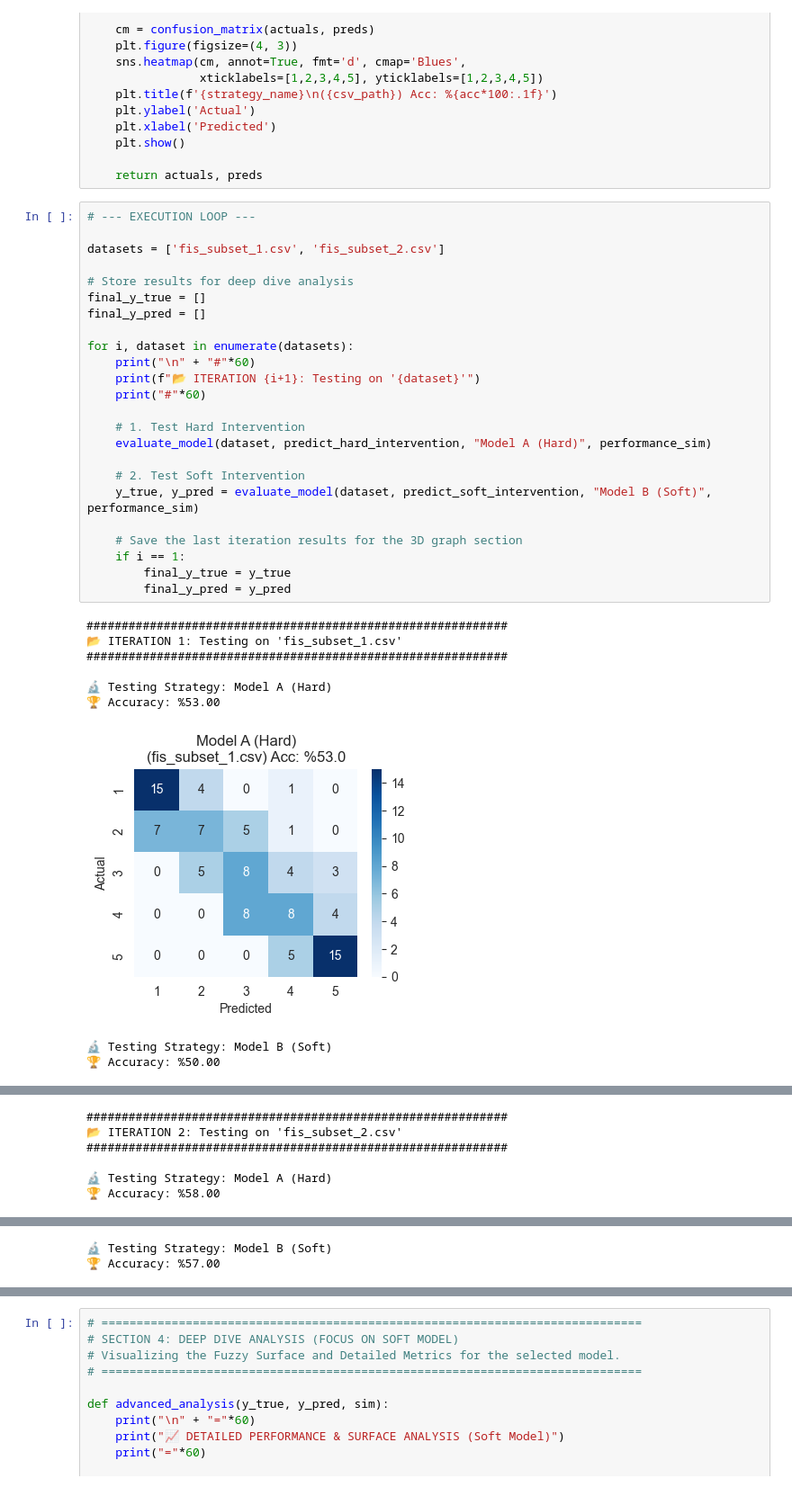
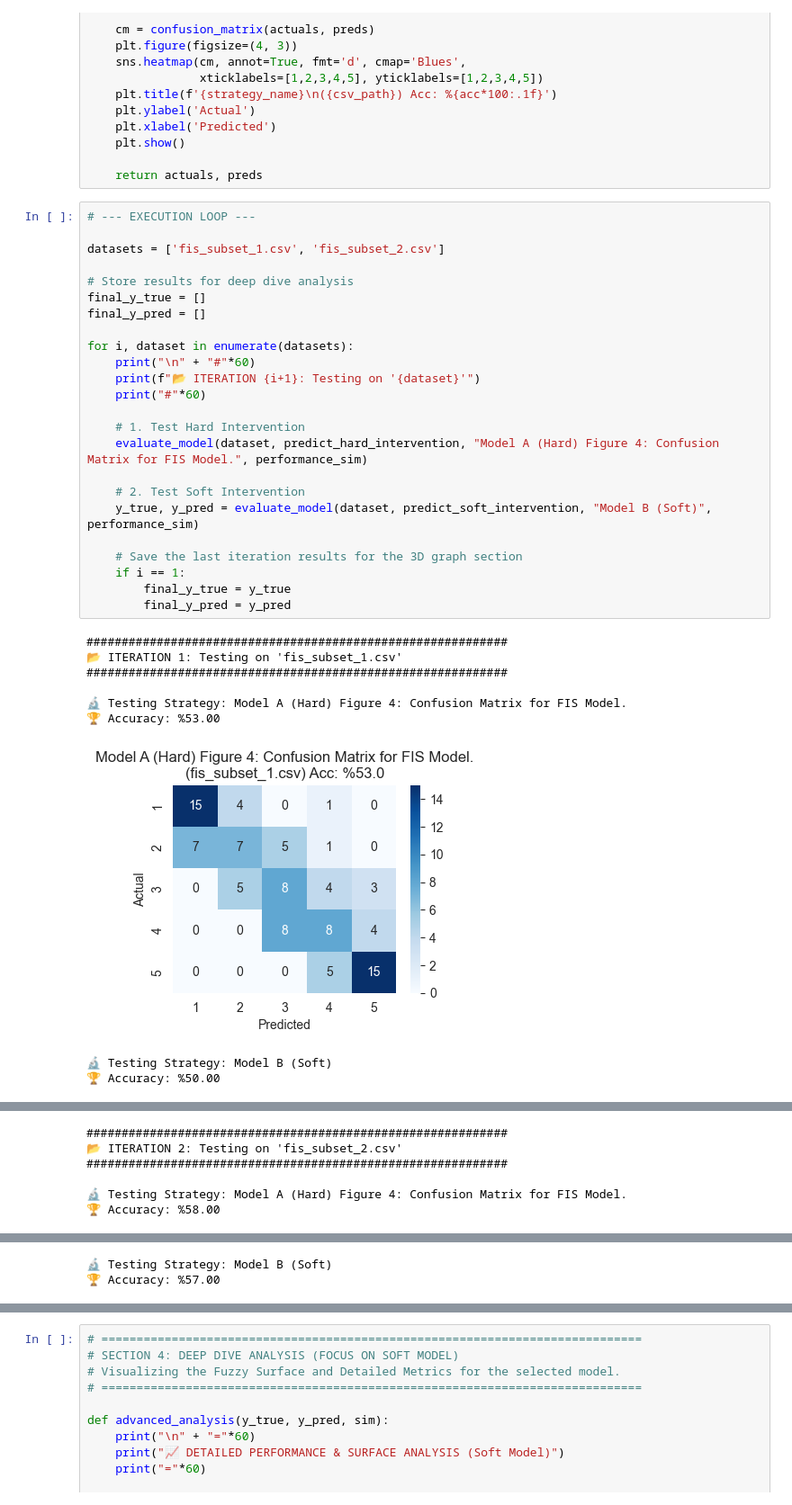
Before and after one commit to yusufemircomert/FuzzyLogic, a Jupyter notebook: Method_A_FIS.ipynb, the cells around one changed output, grey strips where cells are left out. Shown at 90% size. Cells and saved outputs as stored; diff of their text form.

```diff
--- a/Method_A_FIS.ipynb
+++ b/Method_A_FIS.ipynb
@@ -196,35 +196,35 @@ def evaluate_model(csv_path, strategy_func, strategy_name, sim):
 # %%
 # --- EXECUTION LOOP ---
 
 datasets = ['fis_subset_1.csv', 'fis_subset_2.csv']
 
 # Store results for deep dive analysis
 final_y_true = []
 final_y_pred = []
 
 for i, dataset in enumerate(datasets):
     print("\n" + "#"*60)
     print(f"📂 ITERATION {i+1}: Testing on '{dataset}'")
     print("#"*60)
 
     # 1. Test Hard Intervention
-    evaluate_model(dataset, predict_hard_intervention, "Model A (Hard)", performance_sim)
+    evaluate_model(dataset, predict_hard_intervention, "Model A (Hard) Figure 4: Confusion Matrix for FIS Model.", performance_sim)
 
     # 2. Test Soft Intervention
     y_true, y_pred = evaluate_model(dataset, predict_soft_intervention, "Model B (Soft)", performance_sim)
 
     # Save the last iteration results for the 3D graph section
     if i == 1:
         final_y_true = y_true
         final_y_pred = y_pred
 # %% [output]
 ############################################################
 📂 ITERATION 1: Testing on 'fis_subset_1.csv'
 ############################################################
 
-🔬 Testing Strategy: Model A (Hard)
+🔬 Testing Strategy: Model A (Hard) Figure 4: Confusion Matrix for FIS Model.
 🏆 Accuracy: %53.00
-[figure, old version]
+[figure, new version]
 🔬 Testing Strategy: Model B (Soft)
 🏆 Accuracy: %50.00
 [figure]
@@ -232,5 +232,5 @@ for i, dataset in enumerate(datasets):
 📂 ITERATION 2: Testing on 'fis_subset_2.csv'
 ############################################################
 
-🔬 Testing Strategy: Model A (Hard)
+🔬 Testing Strategy: Model A (Hard) Figure 4: Confusion Matrix for FIS Model.
 🏆 Accuracy: %58.00
```
Also changed, not shown: parts of 1 cell of this notebook, 5 other files.
